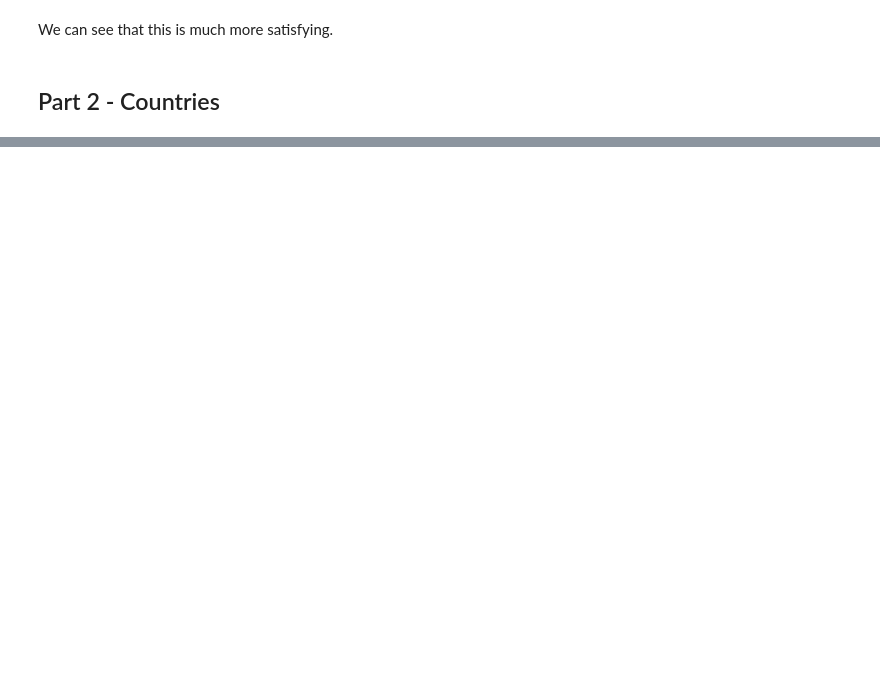
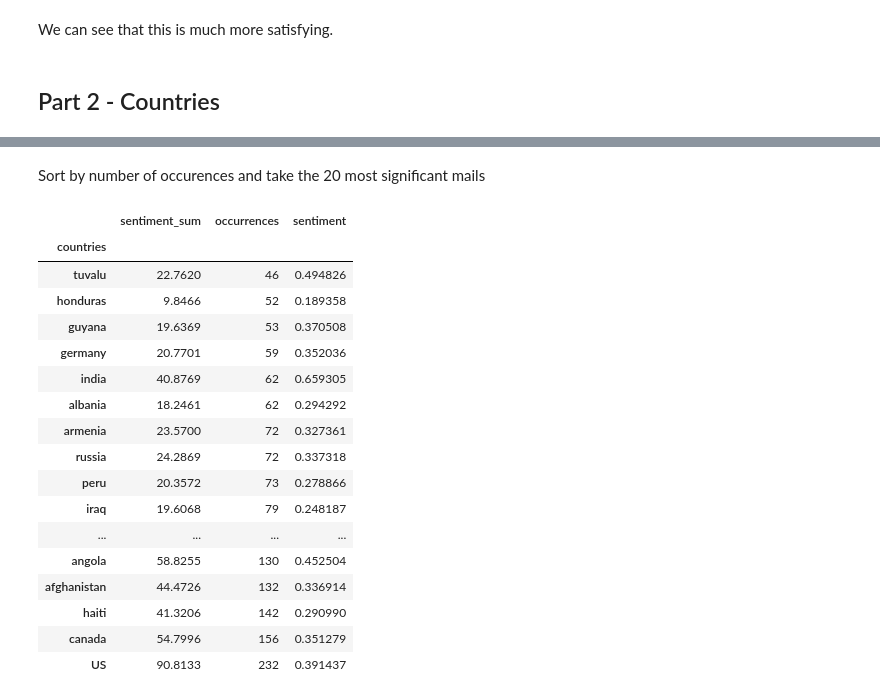
Before and after one commit to mukel/Homework, a Jupyter notebook: 05 - Taming Text/Hw5-TextMining.ipynb, the cells around one changed output, grey strips where cells are left out. Drawn from its saved outputs; the diff is of its cells as text; code cells hidden in the pictures; blank space fills up the shorter version.

```diff
--- a/05 - Taming Text/Hw5-TextMining.ipynb
+++ b/05 - Taming Text/Hw5-TextMining.ipynb
@@ -251,0 +317,3 @@ countries = [item if item not in country_dic else country_dic.get(item) for item
+# %%
+mails_countries['sentiment'] = mail_sentiments
+mails_countries.head(5)
@@ -251,0 +362,25 @@ countries = [item if item not in country_dic else country_dic.get(item) for item
+# %% [markdown]
+Sort by number of occurences and take the 20 most significant mails
+# %%
+country_data = country_data.sort_values('occurrences')
+country_data = country_data[-20:]
+country_data
+# %% [output]
+|  | sentiment_sum | occurrences | sentiment |
+| countries |  |  |  |
+| tuvalu | 22.7620 | 46 | 0.494826 |
+| honduras | 9.8466 | 52 | 0.189358 |
+| guyana | 19.6369 | 53 | 0.370508 |
+| germany | 20.7701 | 59 | 0.352036 |
+| india | 40.8769 | 62 | 0.659305 |
+| albania | 18.2461 | 62 | 0.294292 |
+| armenia | 23.5700 | 72 | 0.327361 |
+| russia | 24.2869 | 72 | 0.337318 |
+| peru | 20.3572 | 73 | 0.278866 |
+| iraq | 19.6068 | 79 | 0.248187 |
+| ... | ... | ... | ... |
+| angola | 58.8255 | 130 | 0.452504 |
+| afghanistan | 44.4726 | 132 | 0.336914 |
+| haiti | 41.3206 | 142 | 0.290990 |
+| canada | 54.7996 | 156 | 0.351279 |
+| US | 90.8133 | 232 | 0.391437 |
```
Also changed, not shown: parts of 70 cells of this notebook.
